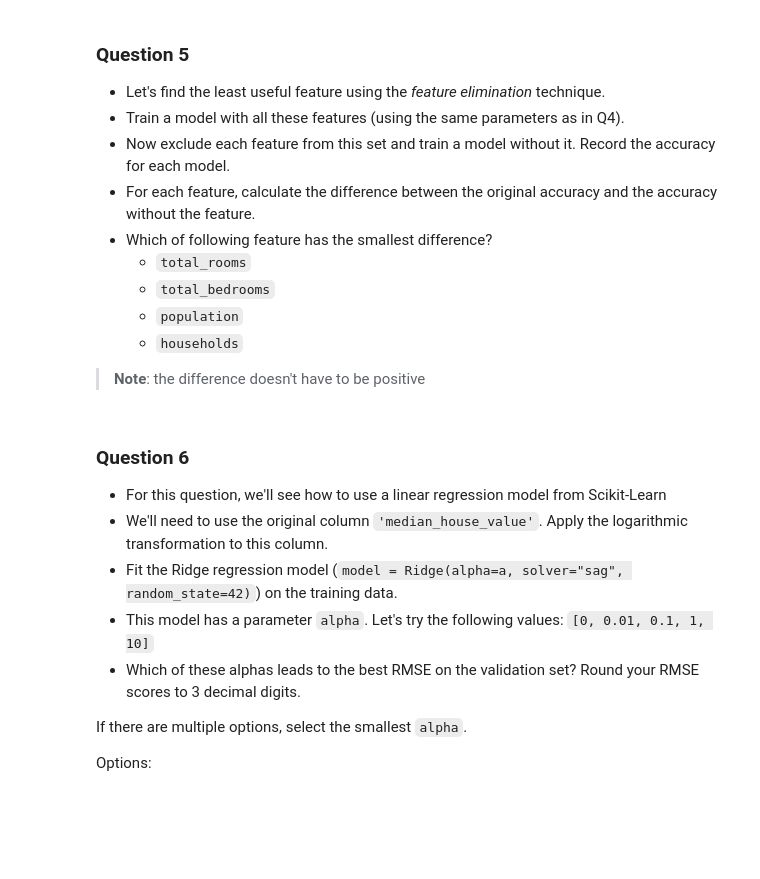
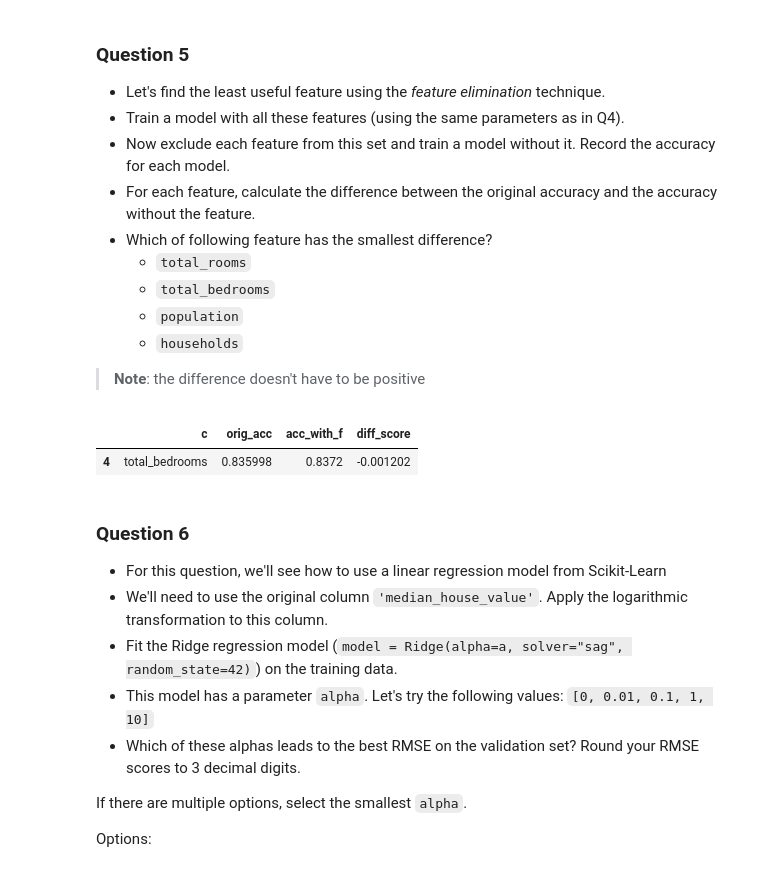
Before and after one commit to Andrej-Ilin/course_zoomcamp_2022, a Jupyter notebook: week3/homework_3.ipynb, the cells around one changed output. Cells and saved outputs as stored; diff of their text form; code cells hidden in the pictures; blank space fills up the shorter version.

```diff
--- a/week3/homework_3.ipynb
+++ b/week3/homework_3.ipynb
@@ -198,0 +255,14 @@ Options:
+# %%
+train_dict = df_train.to_dict(orient='records')
+val_dict = df_val.to_dict(orient='records')
+test_dict = df_test.to_dict(orient='records')
+X_train = dv.fit_transform(train_dict)
+X_val = dv.transform(val_dict)
+X_test = dv.transform(test_dict)
+# %%
+model = LogisticRegression(solver="liblinear", C=1.0, max_iter=1000, random_state=42)
+model.fit(X_train, y_train)
+y_pred = model.predict(X_val)
+
+accuracy = accuracy_score(y_val, y_pred)
+round(accuracy, 2)
@@ -211,6 +283,35 @@ Options:
    * `households`
 
 > **Note**: the difference doesn't have to be positive
+# %%
+def prepare(set_col):
+    dv = DictVectorizer(sparse=False)
+    train_dict = df_train[set_col].to_dict(orient='records')
+    val_dict = df_val[set_col].to_dict(orient='records')
+    test_dict = df_test[set_col].to_dict(orient='records')
+    X_train = dv.fit_transform(train_dict)
+    X_val = dv.transform(val_dict)
+    X_test = dv.transform(test_dict)
+    return X_train, X_val, X_test
+# %%
+orig_acc = accuracy
+col = list(df_train.columns)
+list_diff_score = []
+for c in col:
+    set_col = col.copy()
+    set_col.remove(c)
+    X_train, X_val, X_test = prepare(set_col=set_col)
+    model = LogisticRegression(solver="liblinear", C=1.0, max_iter=1000, random_state=42)
+    model.fit(X_train, y_train)
+    y_pred = model.predict(X_val)
+    acc = round(accuracy_score(y_val, y_pred), 4)
+    list_diff_score.append({'c': c, 'orig_acc': orig_acc, 'acc_with_f': acc, 'diff_score': orig_acc - acc})
+# %%
+data_score = pd.DataFrame(list_diff_score)
+data_score[data_score.diff_score == data_score.diff_score.min()]
+# %% [output]
+|  | c | orig_acc | acc_with_f | diff_score |
+| 4 | total_bedrooms | 0.835998 | 0.8372 | -0.001202 |
 # %% [markdown]
 
 ### Question 6
```
Also changed, not shown: parts of 28 cells of this notebook.
